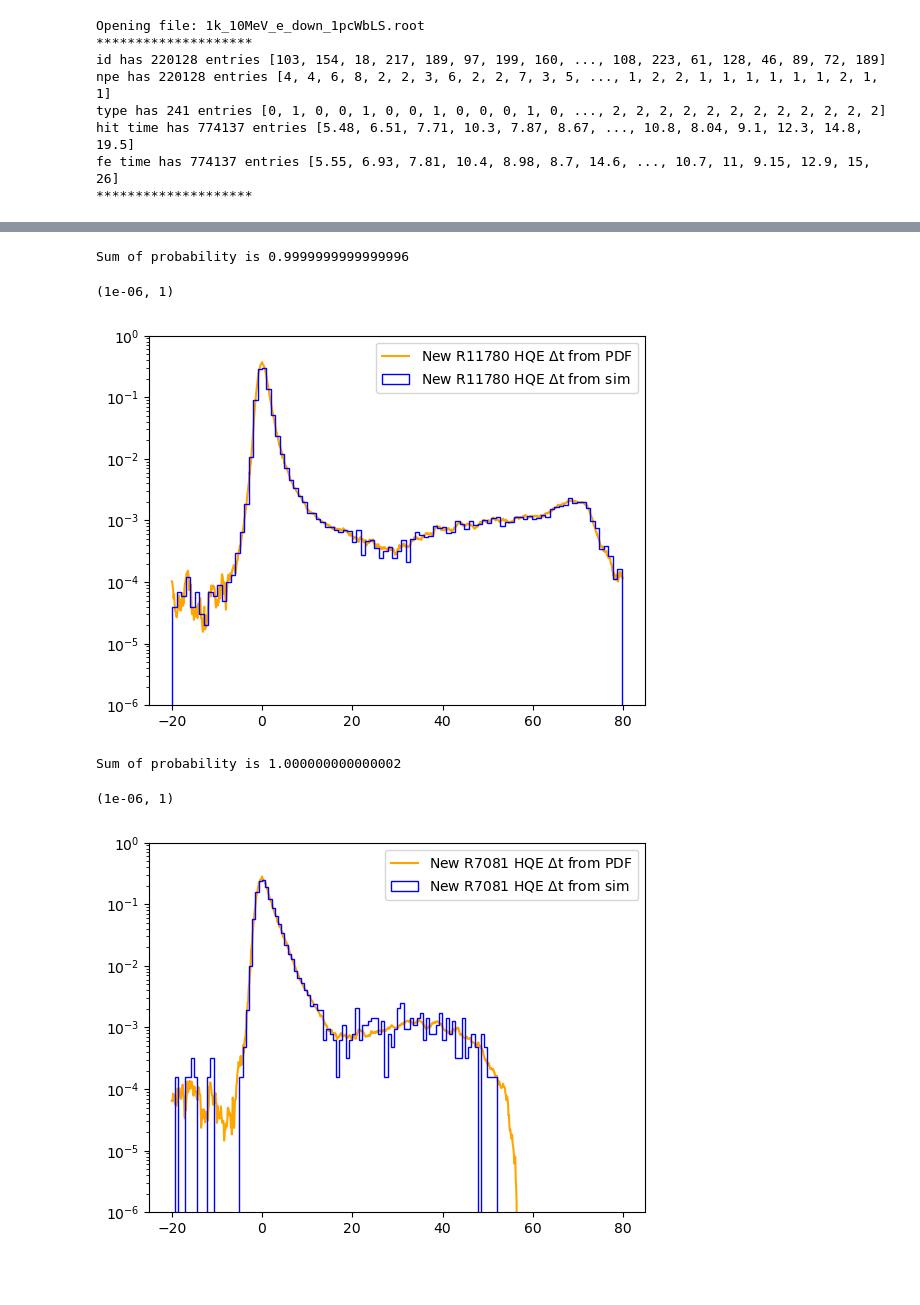
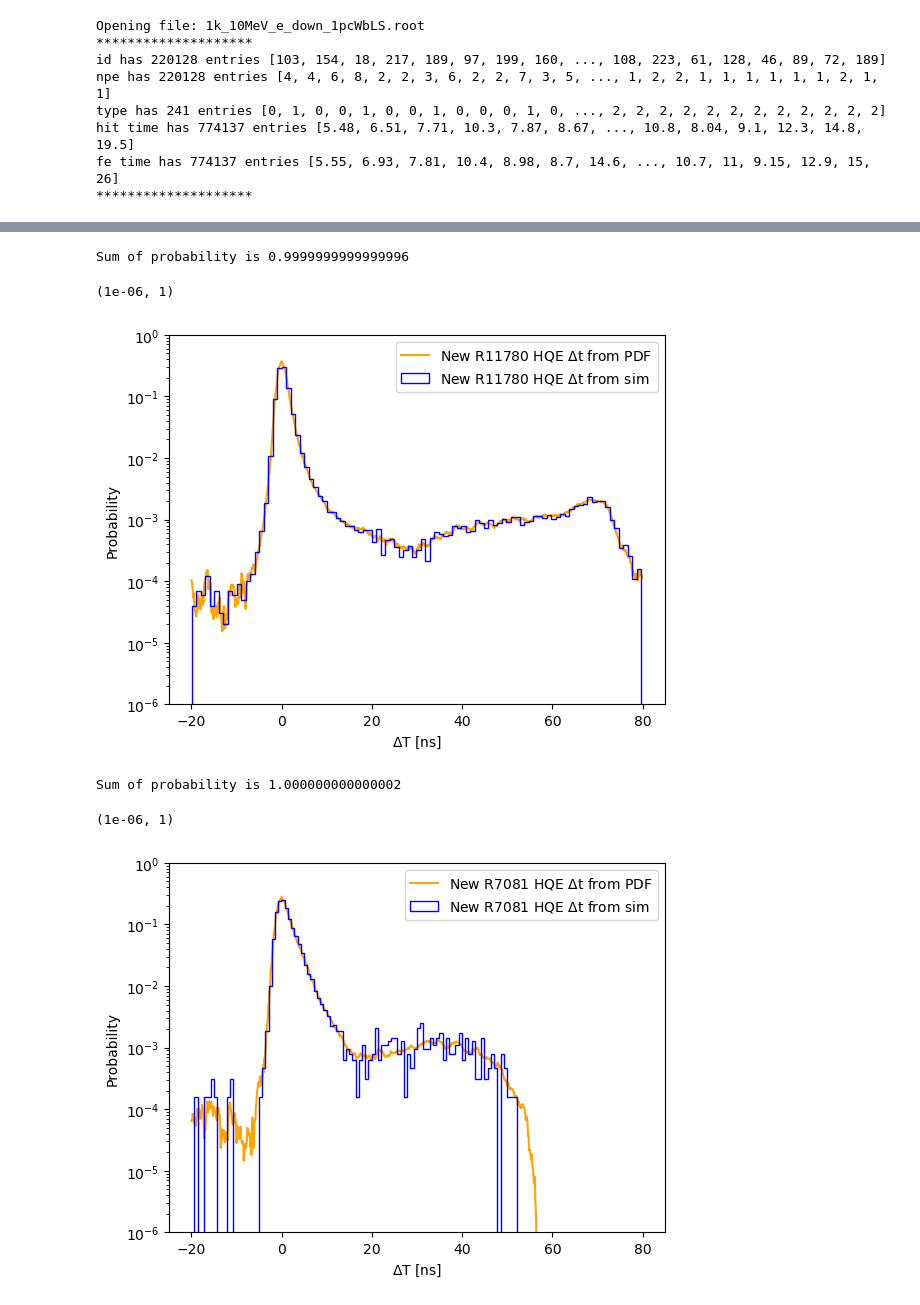
Before and after one commit to hbjamin/eos_pmt_timing, a Jupyter notebook: validation/validation.ipynb, the cells around one changed output, grey strips where cells are left out. Drawn from its saved outputs; the diff is of its cells as text; code cells hidden in the pictures; blank space fills up the shorter version.

```diff
--- a/validation/validation.ipynb
+++ b/validation/validation.ipynb
@@ -112,11 +114,13 @@ for i in prob_r11780:
 print('Sum of probability is',sum)
 
 plt.hist(r11780_deltat,bins=100,density=True,histtype='step',color='blue',label='New R11780 HQE $\Delta$t from sim');
+plt.ylabel('Probability')
+plt.xlabel('$\Delta$T [ns]')
 plt.yscale('log')
 plt.legend()
 plt.ylim(1e-6,1)
 # %% [output]
 Sum of probability is 0.9999999999999996
 (1e-06, 1)
-[figure, old version]
+[figure, new version]
 # %%
@@ -125,18 +129,20 @@ prob_r7081=[6.477252353059517e-05, 6.348617582325043e-05, 6.793208358336707e-05,
 for i in range(len(prob_r7081)):
     prob_r7081[i]=prob_r7081[i]
 
 sum=0
 for i in prob_r7081:
     sum+=i*0.1 #multiply by bin width
 print('Sum of probability is',sum)
 
 plt.plot(time_r7081,prob_r7081,label='New R7081 HQE $\Delta$t from PDF',color='orange')
 plt.hist(r7081_deltat,bins=100,density=True,histtype='step',color='blue',label='New R7081 HQE $\Delta$t from sim');
+plt.ylabel('Probability')
+plt.xlabel('$\Delta$T [ns]')
 plt.yscale('log')
 plt.legend()
 plt.ylim(1e-6,1)
 # %% [output]
 Sum of probability is 1.000000000000002
 (1e-06, 1)
-[figure, old version]
+[figure, new version]
 # %%
```
Also changed, not shown: parts of 3 cells of this notebook.
